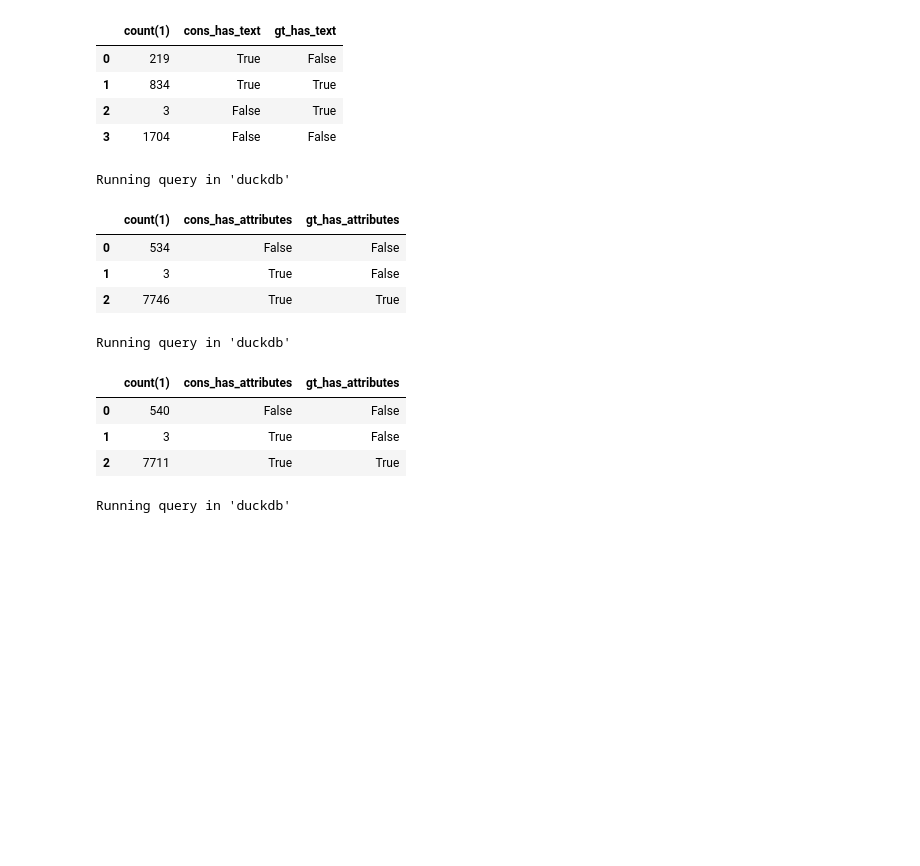
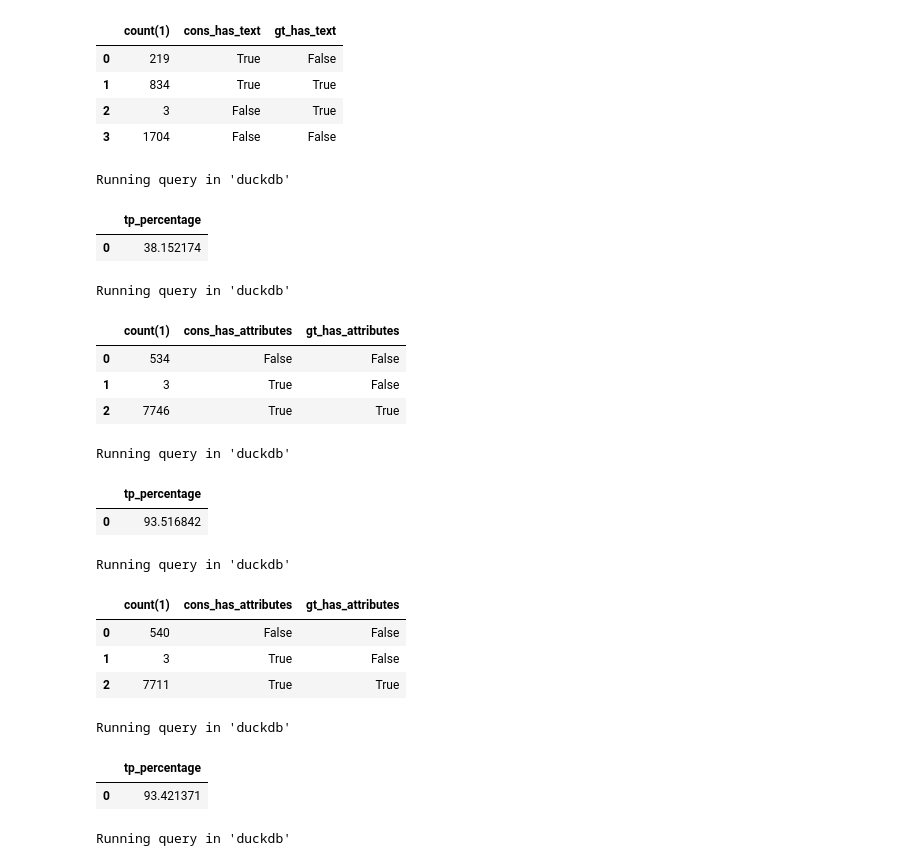
Before and after one commit to mitja-o/metadata-assistant, a Jupyter notebook: _evaluation/statistics/results/semantic_similarity.ipynb, the cells around one changed output. Cells and saved outputs as stored; diff of their text form; code cells hidden in the pictures; blank space fills up the shorter version.

```diff
--- a/_evaluation/statistics/results/semantic_similarity.ipynb
+++ b/_evaluation/statistics/results/semantic_similarity.ipynb
@@ -331,6 +368,16 @@ Running query in 'duckdb'
 | 1 | 834 | True | True |
 | 2 | 3 | False | True |
 | 3 | 1704 | False | False |
+# %%
+%%sql
+SELECT
+    (SELECT COUNT(1) FROM shared_cons_gt_eml_author_nodes WHERE cons_has_text AND cons_has_text)
+    / (SELECT COUNT(1) FROM shared_cons_gt_eml_author_nodes)
+    * 100 AS tp_percentage;
+# %% [output]
+Running query in 'duckdb'
+|  | tp_percentage |
+| 0 | 38.152174 |
 # %%
 # attributes
 # %%
@@ -344,6 +391,16 @@ Running query in 'duckdb'
 | 0 | 534 | False | False |
 | 1 | 3 | True | False |
 | 2 | 7746 | True | True |
+# %%
+%%sql
+SELECT
+    (SELECT COUNT(1) FROM shared_cons_gt_dwc_t_data_nodes WHERE cons_has_attributes AND gt_has_attributes)
+    / (SELECT COUNT(1) FROM shared_cons_gt_dwc_t_data_nodes)
+    * 100 AS tp_percentage;
+# %% [output]
+Running query in 'duckdb'
+|  | tp_percentage |
+| 0 | 93.516842 |
 # %%
 %%sql
 SELECT COUNT(1), cons_has_attributes, gt_has_attributes
@@ -355,6 +412,16 @@ Running query in 'duckdb'
 | 0 | 540 | False | False |
 | 1 | 3 | True | False |
 | 2 | 7711 | True | True |
+# %%
+%%sql
+SELECT
+    (SELECT COUNT(1) FROM shared_cons_gt_dwc_t_author_nodes WHERE cons_has_attributes AND gt_has_attributes)
+    / (SELECT COUNT(1) FROM shared_cons_gt_dwc_t_author_nodes)
+    * 100 AS tp_percentage;
+# %% [output]
+Running query in 'duckdb'
+|  | tp_percentage |
+| 0 | 93.421371 |
 # %%
 %%sql
 SELECT COUNT(1), cons_has_attributes, gt_has_attributes
```
Also changed, not shown: parts of 6 cells of this notebook, 1 other file.
